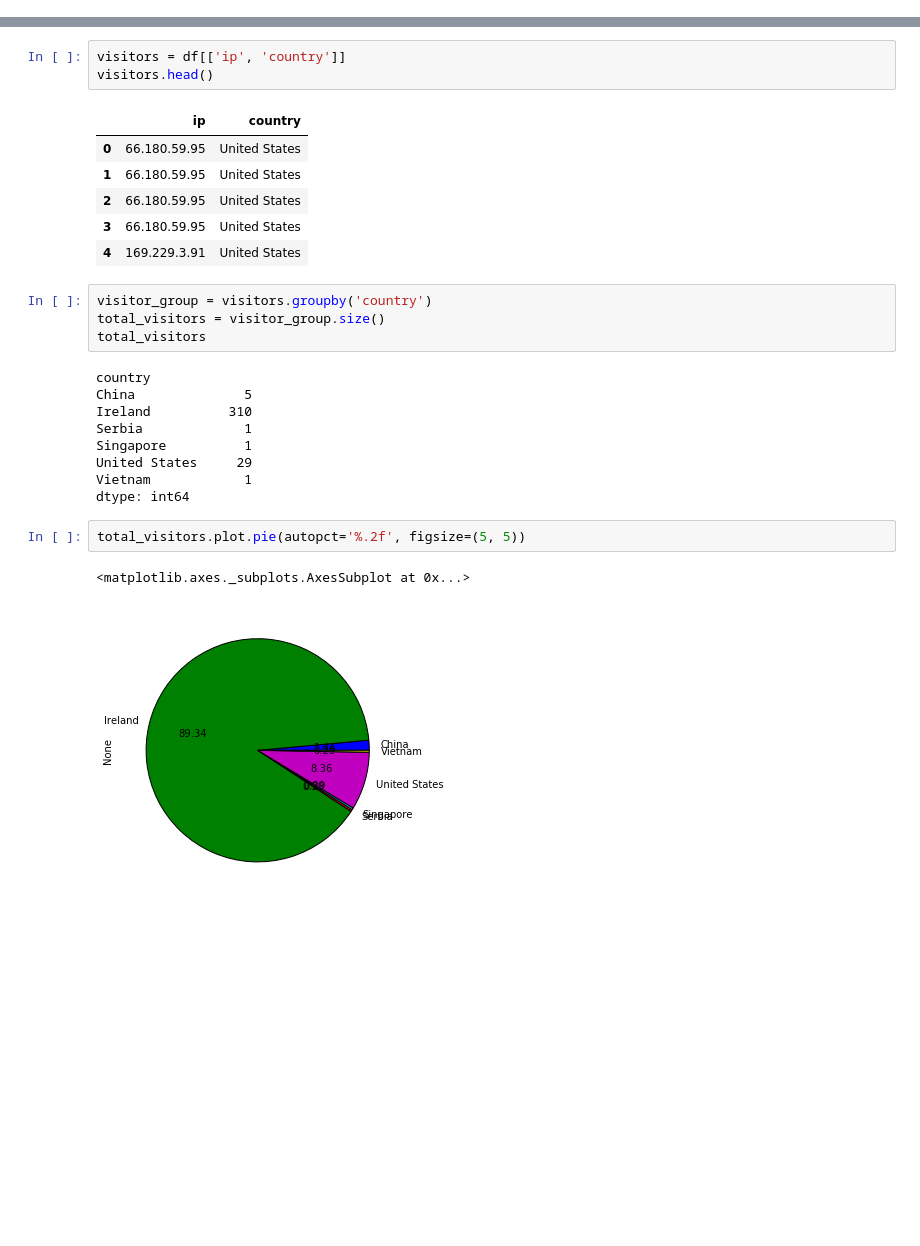
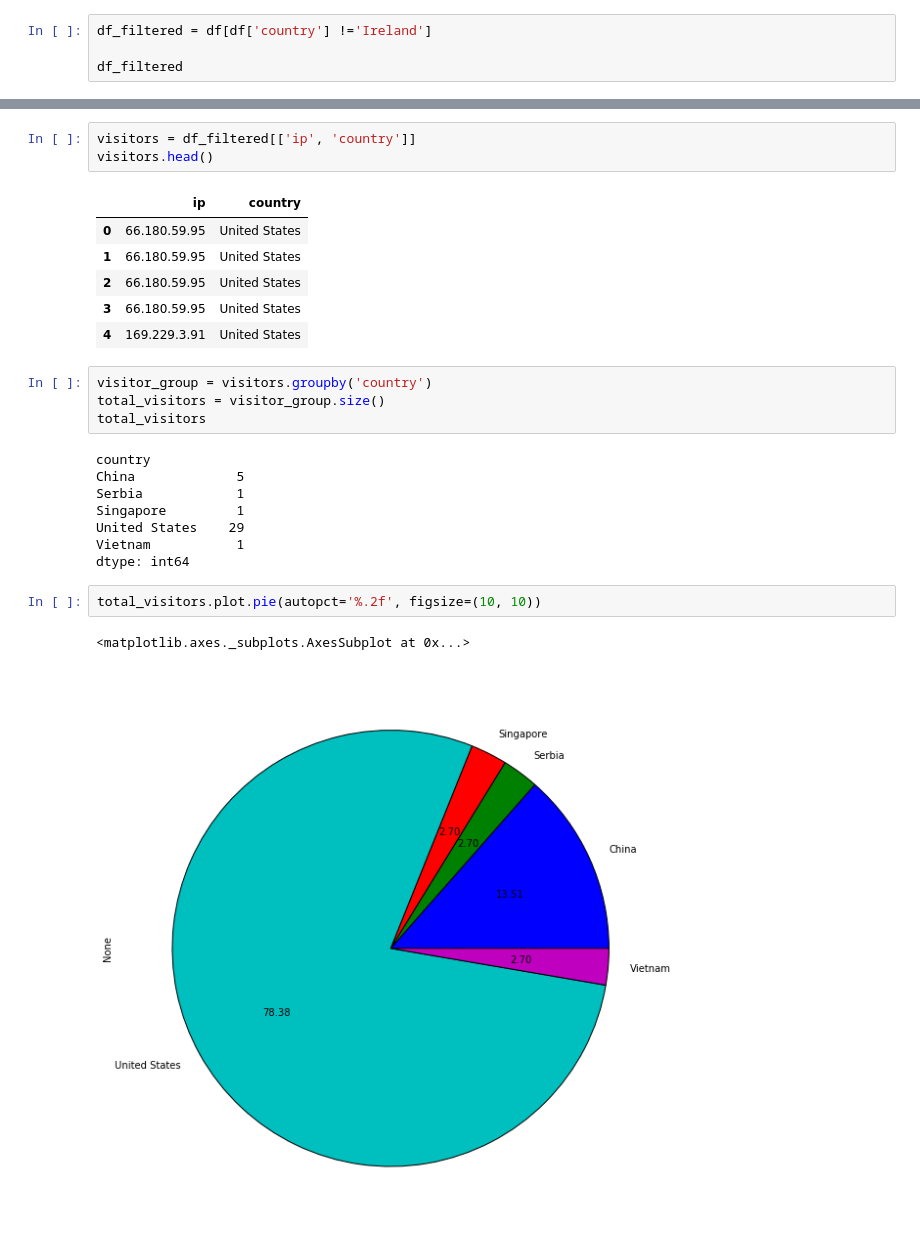
Before and after one commit to B57642/python-logfile-analyser, a Jupyter notebook: PandasExample.ipynb, the cells around one changed output, grey strips where cells are left out. Saved outputs shown, nothing was run; the diff lists cells and outputs as text; blank space fills up the shorter version.

```diff
--- a/PandasExample.ipynb
+++ b/PandasExample.ipynb
@@ -29,0 +30,4 @@ df.tail()
+# %%
+df_filtered = df[df['country'] !='Ireland']
+
+df_filtered
@@ -68,7 +90,7 @@ country       object
 city          object
 dtype: object
 # %%
-visitors = df[['ip', 'country']]
+visitors = df_filtered[['ip', 'country']]
 visitors.head()
 # %% [output]
 |  | ip | country |
@@ -83,15 +105,14 @@ total_visitors = visitor_group.size()
 total_visitors
 # %% [output]
 country
-China              5
-Ireland          310
-Serbia             1
-Singapore          1
-United States     29
-Vietnam            1
+China             5
+Serbia            1
+Singapore         1
+United States    29
+Vietnam           1
 dtype: int64
 # %%
-total_visitors.plot.pie(autopct='%.2f', figsize=(5, 5))
+total_visitors.plot.pie(autopct='%.2f', figsize=(10, 10))
 # %% [output]
 <matplotlib.axes._subplots.AxesSubplot at 0x...>
-[figure, old version]
+[figure, new version]
```
Also changed, not shown: parts of 8 cells of this notebook.
